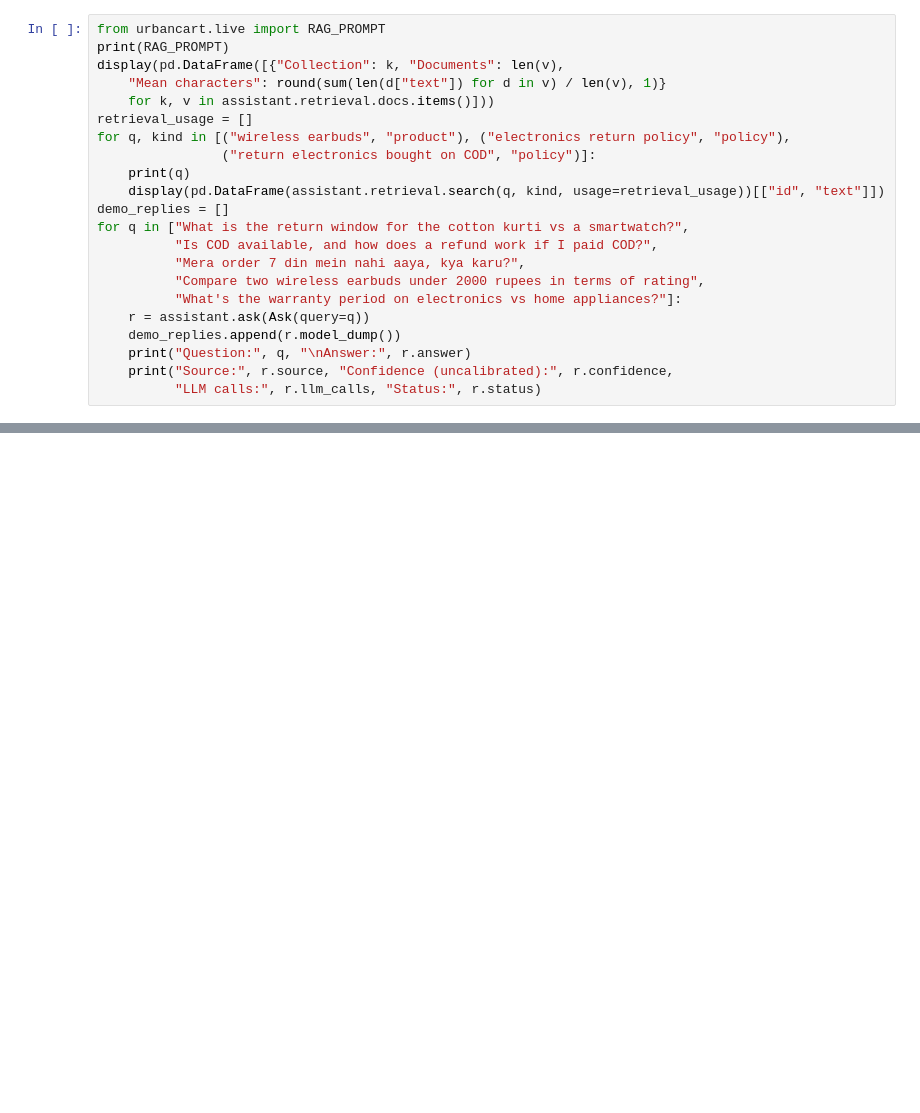
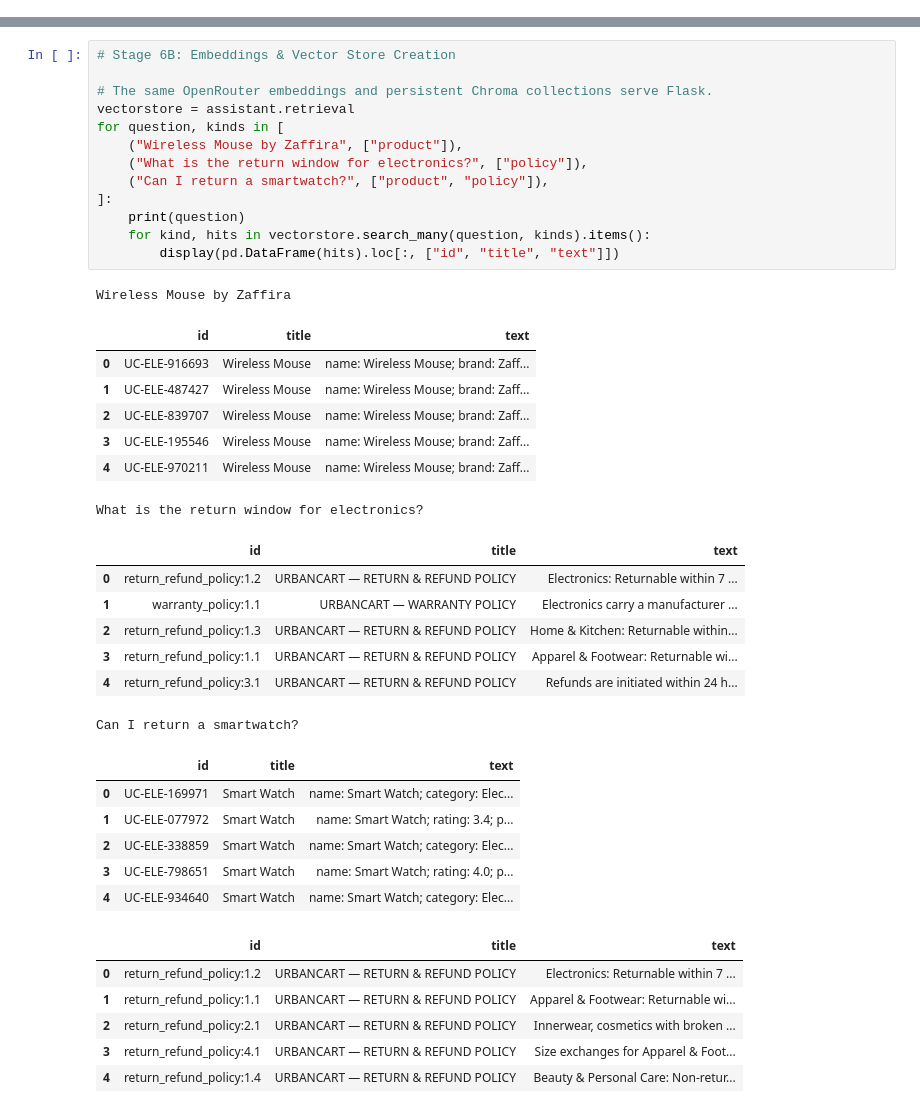
Before and after one commit to D-Suraj/UrbanCart, a Jupyter notebook: UrbanCart_Submission.ipynb, the cells around one changed output, grey strips where cells are left out. Drawn from its saved outputs; the diff is of its cells as text; blank space fills up the shorter version.

```diff
--- a/UrbanCart_Submission.ipynb
+++ b/UrbanCart_Submission.ipynb
@@ -363,22 +0,0 @@ One product document per SKU preserves structured facts. Policy chunks are compl
-# %%
-from urbancart.live import RAG_PROMPT
-print(RAG_PROMPT)
-display(pd.DataFrame([{"Collection": k, "Documents": len(v),
-    "Mean characters": round(sum(len(d["text"]) for d in v) / len(v), 1)}
-    for k, v in assistant.retrieval.docs.items()]))
-retrieval_usage = []
-for q, kind in [("wireless earbuds", "product"), ("electronics return policy", "policy"),
-                ("return electronics bought on COD", "policy")]:
-    print(q)
-    display(pd.DataFrame(assistant.retrieval.search(q, kind, usage=retrieval_usage))[["id", "text"]])
-demo_replies = []
-for q in ["What is the return window for the cotton kurti vs a smartwatch?",
-          "Is COD available, and how does a refund work if I paid COD?",
-          "Mera order 7 din mein nahi aaya, kya karu?",
-          "Compare two wireless earbuds under 2000 rupees in terms of rating",
-          "What's the warranty period on electronics vs home appliances?"]:
-    r = assistant.ask(Ask(query=q))
-    demo_replies.append(r.model_dump())
-    print("Question:", q, "\nAnswer:", r.answer)
-    print("Source:", r.source, "Confidence (uncalibrated):", r.confidence,
-          "LLM calls:", r.llm_calls, "Status:", r.status)
@@ -665,0 +548,41 @@ the supplied dataset. A working demonstration and measured limitations are requi
+# %%
+# Stage 6B: Embeddings & Vector Store Creation
+
+# The same OpenRouter embeddings and persistent Chroma collections serve Flask.
+vectorstore = assistant.retrieval
+for question, kinds in [
+    ("Wireless Mouse by Zaffira", ["product"]),
+    ("What is the return window for electronics?", ["policy"]),
+    ("Can I return a smartwatch?", ["product", "policy"]),
+]:
+    print(question)
+    for kind, hits in vectorstore.search_many(question, kinds).items():
+        display(pd.DataFrame(hits).loc[:, ["id", "title", "text"]])
+# %% [output]
+Wireless Mouse by Zaffira
+|  | id | title | text |
+| 0 | UC-ELE-916693 | Wireless Mouse | name: Wireless Mouse; brand: Zaff... |
+| 1 | UC-ELE-487427 | Wireless Mouse | name: Wireless Mouse; brand: Zaff... |
+| 2 | UC-ELE-839707 | Wireless Mouse | name: Wireless Mouse; brand: Zaff... |
+| 3 | UC-ELE-195546 | Wireless Mouse | name: Wireless Mouse; brand: Zaff... |
+| 4 | UC-ELE-970211 | Wireless Mouse | name: Wireless Mouse; brand: Zaff... |
+What is the return window for electronics?
+|  | id | title | text |
+| 0 | return_refund_policy:1.2 | URBANCART — RETURN & REFUND POLICY | Electronics: Returnable within 7 ... |
+| 1 | warranty_policy:1.1 | URBANCART — WARRANTY POLICY | Electronics carry a manufacturer ... |
+| 2 | return_refund_policy:1.3 | URBANCART — RETURN & REFUND POLICY | Home & Kitchen: Returnable within... |
+| 3 | return_refund_policy:1.1 | URBANCART — RETURN & REFUND POLICY | Apparel & Footwear: Returnable wi... |
+| 4 | return_refund_policy:3.1 | URBANCART — RETURN & REFUND POLICY | Refunds are initiated within 24 h... |
+Can I return a smartwatch?
+|  | id | title | text |
+| 0 | UC-ELE-169971 | Smart Watch | name: Smart Watch; category: Elec... |
+| 1 | UC-ELE-077972 | Smart Watch | name: Smart Watch; rating: 3.4; p... |
+| 2 | UC-ELE-338859 | Smart Watch | name: Smart Watch; category: Elec... |
+| 3 | UC-ELE-798651 | Smart Watch | name: Smart Watch; rating: 4.0; p... |
+| 4 | UC-ELE-934640 | Smart Watch | name: Smart Watch; category: Elec... |
+|  | id | title | text |
+| 0 | return_refund_policy:1.2 | URBANCART — RETURN & REFUND POLICY | Electronics: Returnable within 7 ... |
+| 1 | return_refund_policy:1.1 | URBANCART — RETURN & REFUND POLICY | Apparel & Footwear: Returnable wi... |
+| 2 | return_refund_policy:2.1 | URBANCART — RETURN & REFUND POLICY | Innerwear, cosmetics with broken ... |
+| 3 | return_refund_policy:4.1 | URBANCART — RETURN & REFUND POLICY | Size exchanges for Apparel & Foot... |
+| 4 | return_refund_policy:1.4 | URBANCART — RETURN & REFUND POLICY | Beauty & Personal Care: Non-retur... |
```
Also changed, not shown: parts of 61 cells of this notebook, 7 other files.
